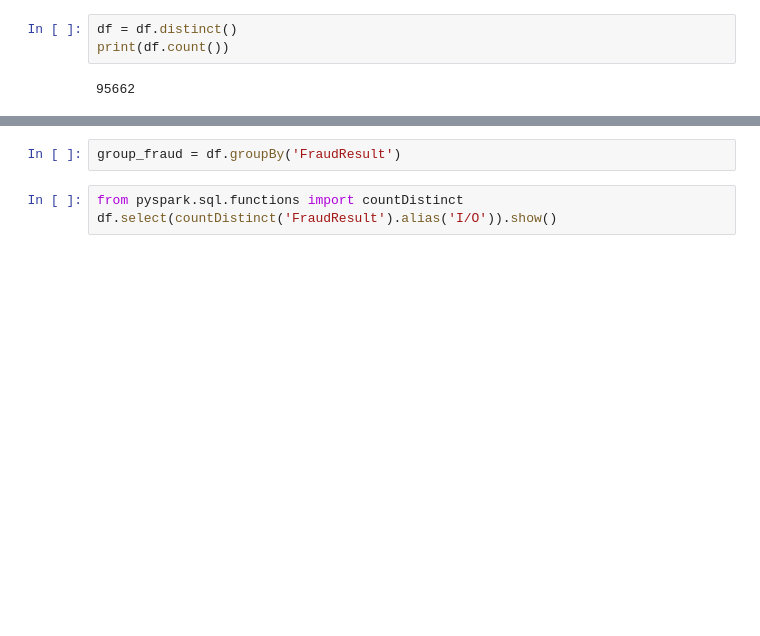
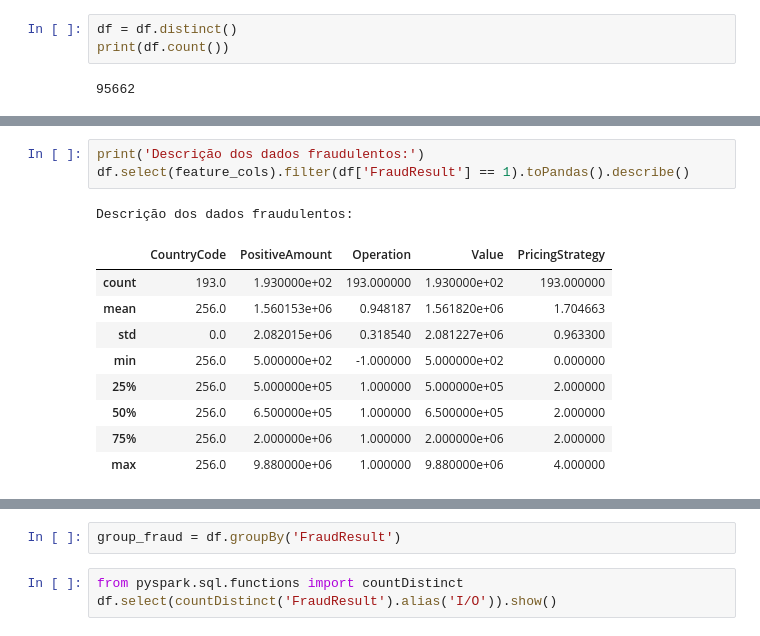
Before and after one commit to fernandojunior/financial-fraud-detection, a Jupyter notebook: src/Fraud_Detection_Xente.ipynb, the cells around one changed output, grey strips where cells are left out. Cells and saved outputs as stored; diff of their text form; blank space fills up the shorter version.

```diff
--- a/src/Fraud_Detection_Xente.ipynb
+++ b/src/Fraud_Detection_Xente.ipynb
@@ -126,0 +200,14 @@ TypeError: ignored
+# %%
+print('Descrição dos dados fraudulentos:')
+df.select(feature_cols).filter(df['FraudResult'] == 1).toPandas().describe()
+# %% [output]
+Descrição dos dados fraudulentos:
+|  | CountryCode | PositiveAmount | Operation | Value | PricingStrategy |
+| count | 193.0 | 1.930000e+02 | 193.000000 | 1.930000e+02 | 193.000000 |
+| mean | 256.0 | 1.560153e+06 | 0.948187 | 1.561820e+06 | 1.704663 |
+| std | 0.0 | 2.082015e+06 | 0.318540 | 2.081227e+06 | 0.963300 |
+| min | 256.0 | 5.000000e+02 | -1.000000 | 5.000000e+02 | 0.000000 |
+| 25% | 256.0 | 5.000000e+05 | 1.000000 | 5.000000e+05 | 2.000000 |
+| 50% | 256.0 | 6.500000e+05 | 1.000000 | 6.500000e+05 | 2.000000 |
+| 75% | 256.0 | 2.000000e+06 | 1.000000 | 2.000000e+06 | 2.000000 |
+| max | 256.0 | 9.880000e+06 | 1.000000 | 9.880000e+06 | 4.000000 |
```
Also changed, not shown: parts of 15 cells of this notebook.
